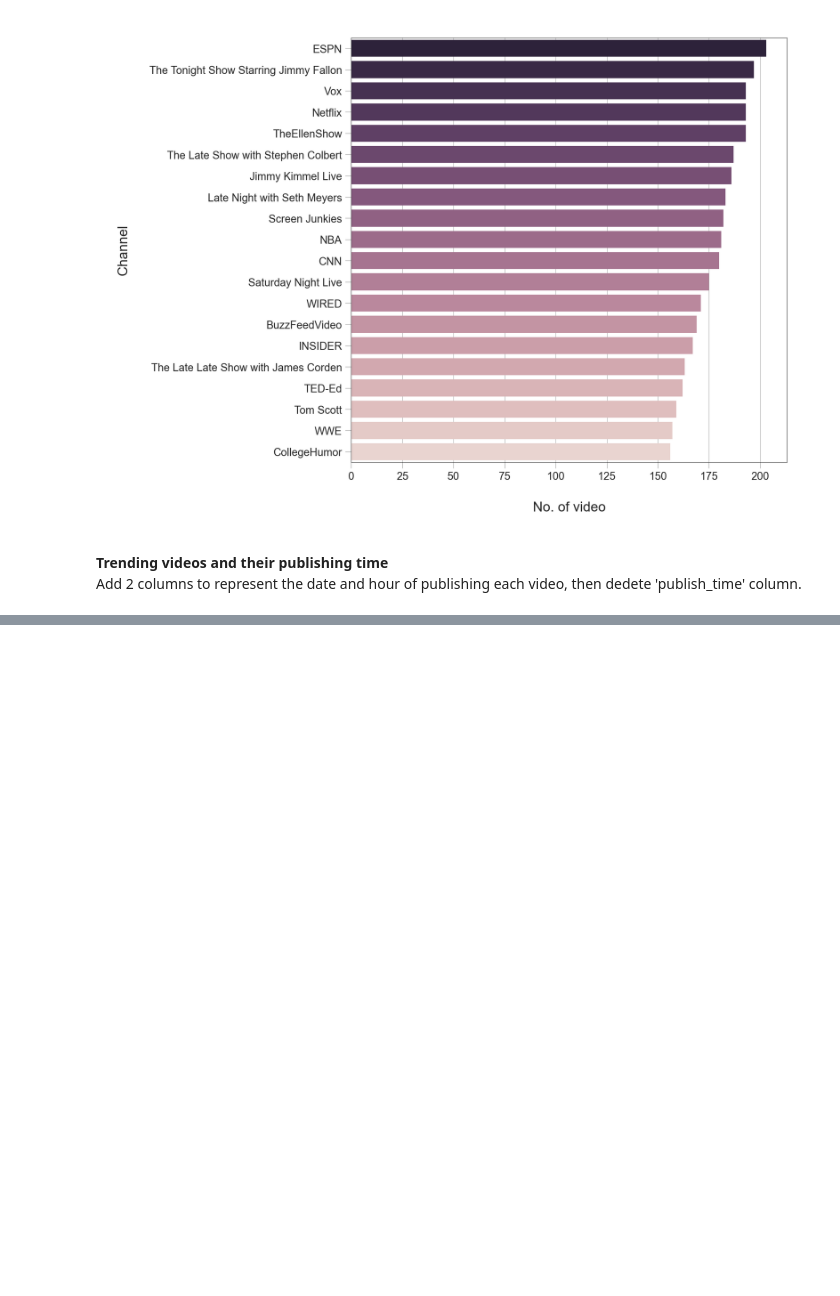
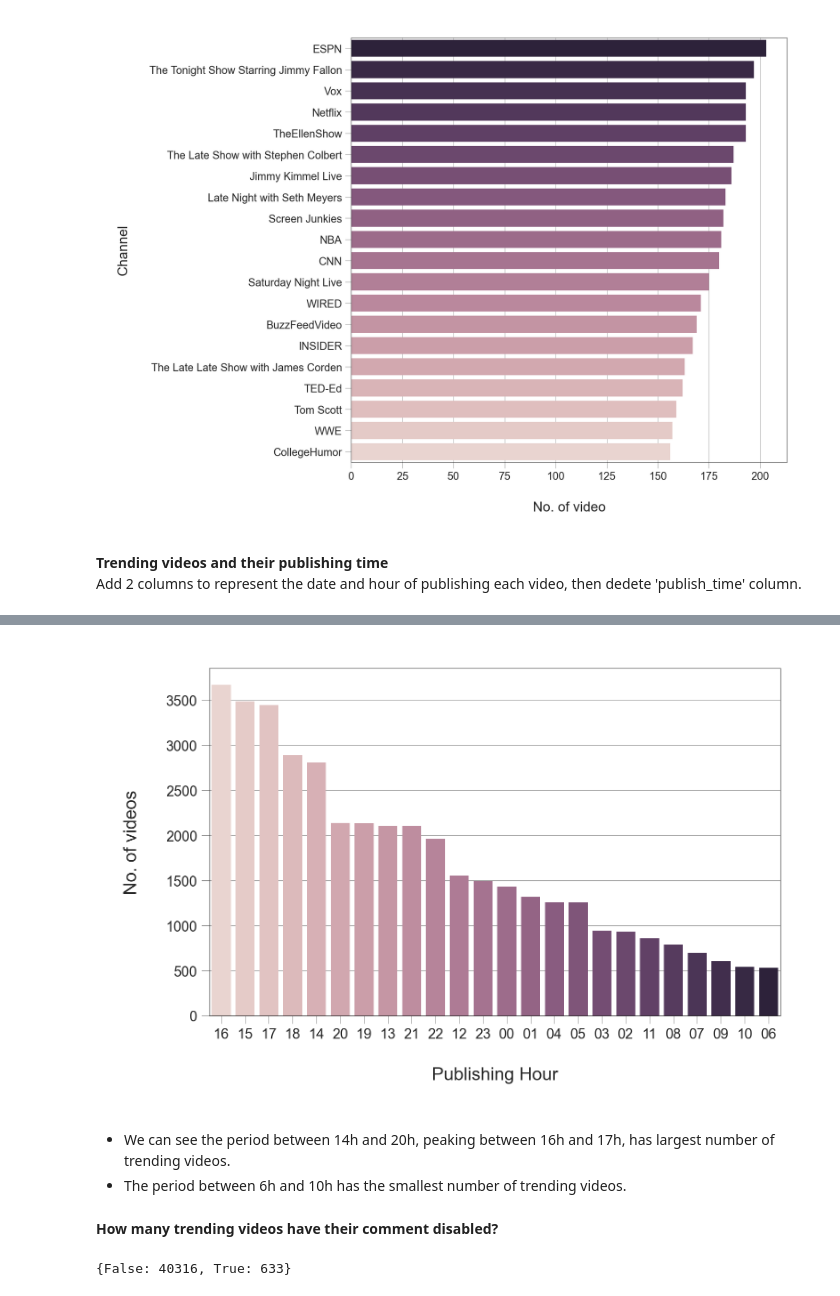
Before and after one commit to Rosiee0312/Youtube-Trending-videos, a Jupyter notebook: YouTube Trending Videos Analysis.ipynb, the cells around one changed output, grey strips where cells are left out. Saved outputs shown, nothing was run; the diff lists cells and outputs as text; code cells hidden in the pictures; blank space fills up the shorter version.

```diff
--- a/YouTube Trending Videos Analysis.ipynb
+++ b/YouTube Trending Videos Analysis.ipynb
@@ -390,0 +414,16 @@ df['publishing_day'] = df['publish_time'].apply(lambda x: datetime.datetime.strp
+# %%
+fig, ax=plt.subplots()
+_= sns.barplot(x='publishing_hour', y='No_of_videos', data=cdf, palette=sns.cubehelix_palette(n_colors=24), ax=ax)
+_=ax.set(xlabel='Publishing Hour', ylabel='No. of videos')
+# %% [output]
+[figure, added]
+# %% [markdown]
+- We can see the period between 14h and 20h, peaking between 16h and 17h, has largest number of trending videos.
+- The period between 6h and 10h has the smallest number of trending videos.
+# %% [markdown]
+__How many trending videos have their comment disabled?__
+# %%
+value_counts = df['comments_disabled'].value_counts().to_dict()
+value_counts
+# %% [output]
+{False: 40316, True: 633}
```
Also changed, not shown: parts of 12 cells of this notebook.
